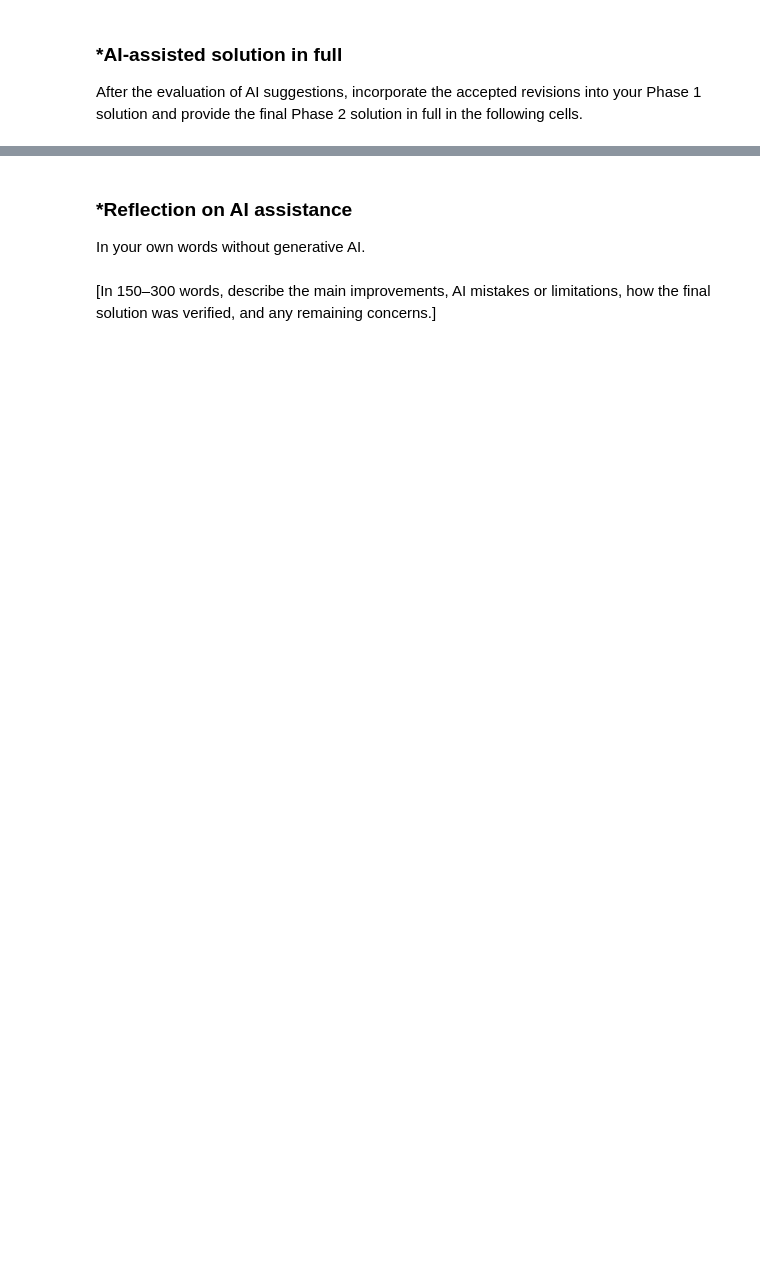
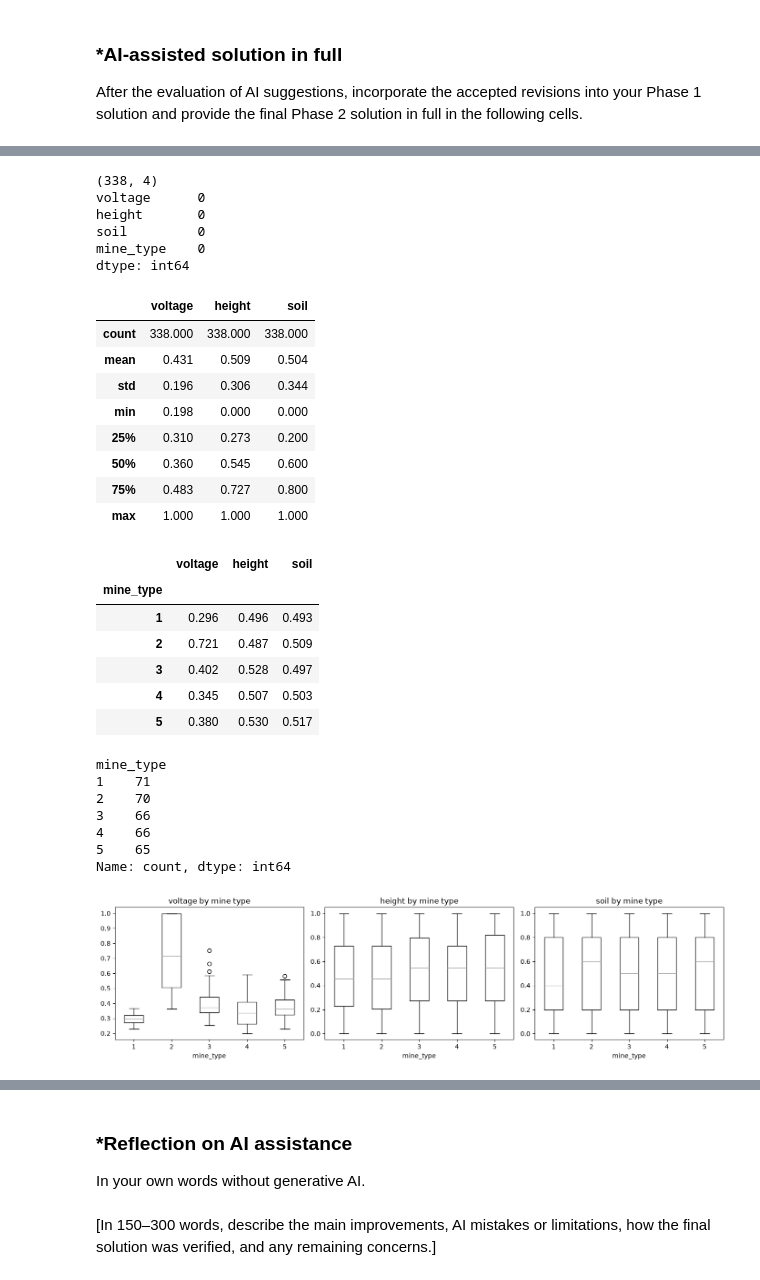
Before and after one commit to CodyChhea1/A03-knn, a Jupyter notebook: notebook.ipynb, the cells around one changed output, grey strips where cells are left out. Cells and saved outputs as stored; diff of their text form; code cells hidden in the pictures; blank space fills up the shorter version.

```diff
--- a/notebook.ipynb
+++ b/notebook.ipynb
@@ -136,0 +332,52 @@ After the evaluation of AI suggestions, incorporate the accepted revisions into
+# %%
+import numpy as np
+import matplotlib.pyplot as plt
+import pandas as pd
+
+df = pd.read_csv('land_mines.csv')
+print(df.shape) # dimensions are 338 x 4, 338 observations
+print(df.isna().sum()) #there's no missing data in any of the columns
+display(df[['voltage', 'height', 'soil']].describe().round(3))
+display(df.groupby("mine_type")[["voltage", "height", "soil"]].mean().round(3))
+print(df["mine_type"].value_counts().sort_index())
+
+
+fig, axes = plt.subplots(1, 3, figsize=(14, 4))
+for ax, col in zip(axes, ["voltage", "height", "soil"]):
+    df.boxplot(column=col, by="mine_type", ax=ax, grid=False)
+    ax.set_title(f"{col} by mine type")
+    ax.set_xlabel("mine_type")
+plt.suptitle("")
+plt.tight_layout()
+plt.show()
+# %% [output]
+(338, 4)
+voltage      0
+height       0
+soil         0
+mine_type    0
+dtype: int64
+|  | voltage | height | soil |
+| count | 338.000 | 338.000 | 338.000 |
+| mean | 0.431 | 0.509 | 0.504 |
+| std | 0.196 | 0.306 | 0.344 |
+| min | 0.198 | 0.000 | 0.000 |
+| 25% | 0.310 | 0.273 | 0.200 |
+| 50% | 0.360 | 0.545 | 0.600 |
+| 75% | 0.483 | 0.727 | 0.800 |
+| max | 1.000 | 1.000 | 1.000 |
+|  | voltage | height | soil |
+| mine_type |  |  |  |
+| 1 | 0.296 | 0.496 | 0.493 |
+| 2 | 0.721 | 0.487 | 0.509 |
+| 3 | 0.402 | 0.528 | 0.497 |
+| 4 | 0.345 | 0.507 | 0.503 |
+| 5 | 0.380 | 0.530 | 0.517 |
+mine_type
+1    71
+2    70
+3    66
+4    66
+5    65
+Name: count, dtype: int64
+[figure, added]
```
Also changed, not shown: parts of 23 cells of this notebook.
